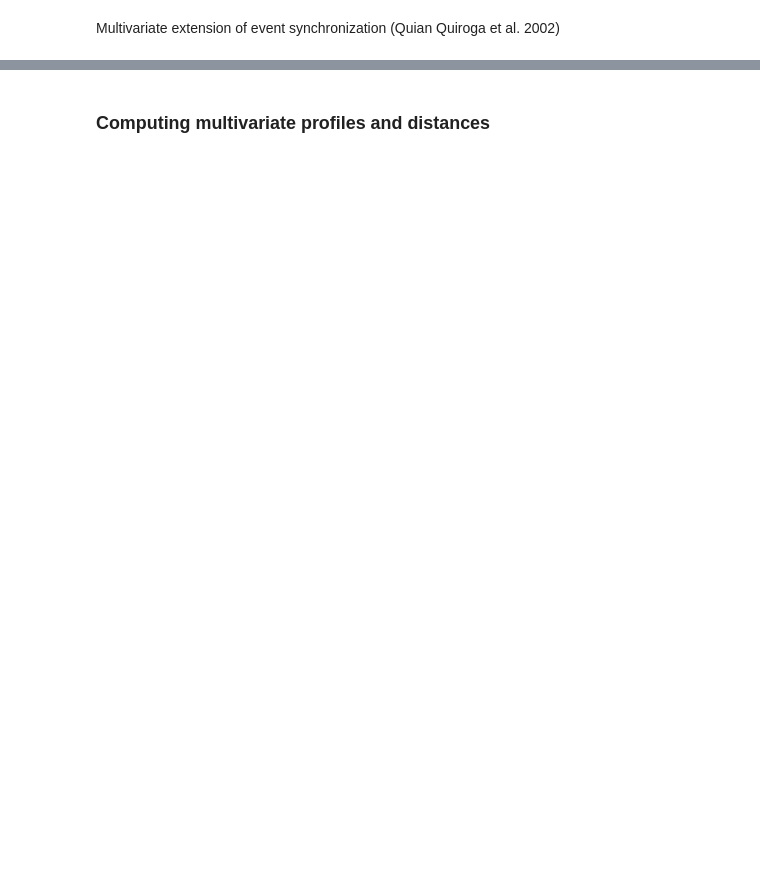
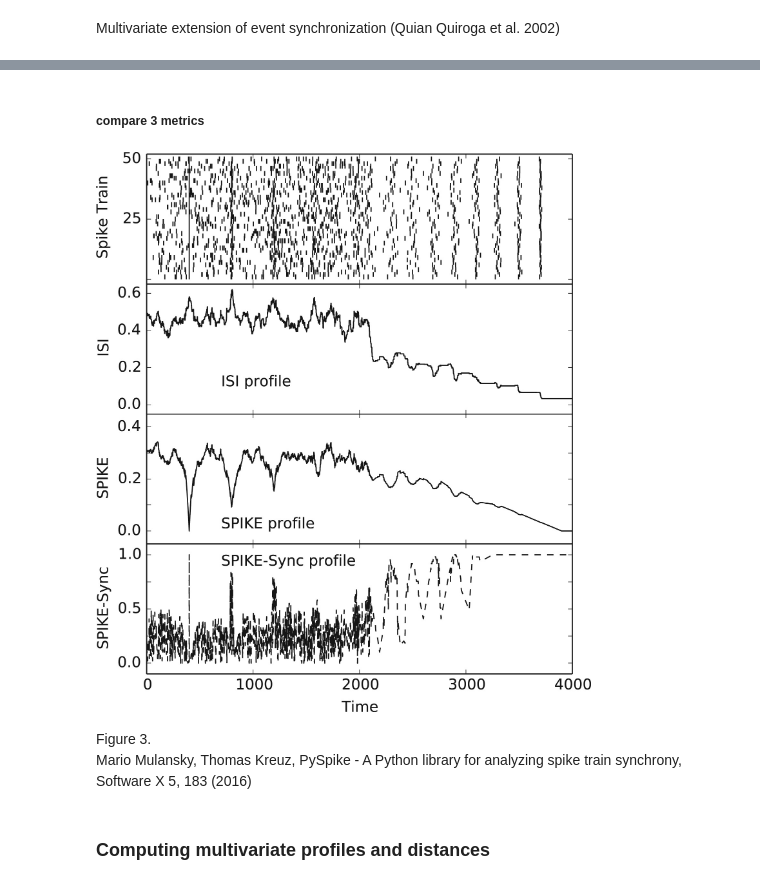
Before and after one commit to mwprestonjr/spike_synchrony, a Jupyter notebook: notebooks/demo_pyspike.ipynb, the cells around one changed output, grey strips where cells are left out. Drawn from its saved outputs; the diff is of its cells as text; code cells hidden in the pictures; blank space fills up the shorter version.

```diff
--- a/notebooks/demo_pyspike.ipynb
+++ b/notebooks/demo_pyspike.ipynb
@@ -161,3 +173,12 @@ plt.show()
+# %% [markdown]
+##### compare 3 metrics
+# %%
+display.Image('../figures/ipynb_images/mulansky_2016_fig3.jpg')
+# %% [output]
+[figure, added]
+# %% [markdown]
+Figure 3.
+Mario Mulansky, Thomas Kreuz, PySpike - A Python library for analyzing spike train synchrony, Software X 5, 183 (2016)
 # %% [markdown]
 ### Computing multivariate profiles and distances
 # %%
```
Also changed, not shown: parts of 9 cells of this notebook, 4 other files.
